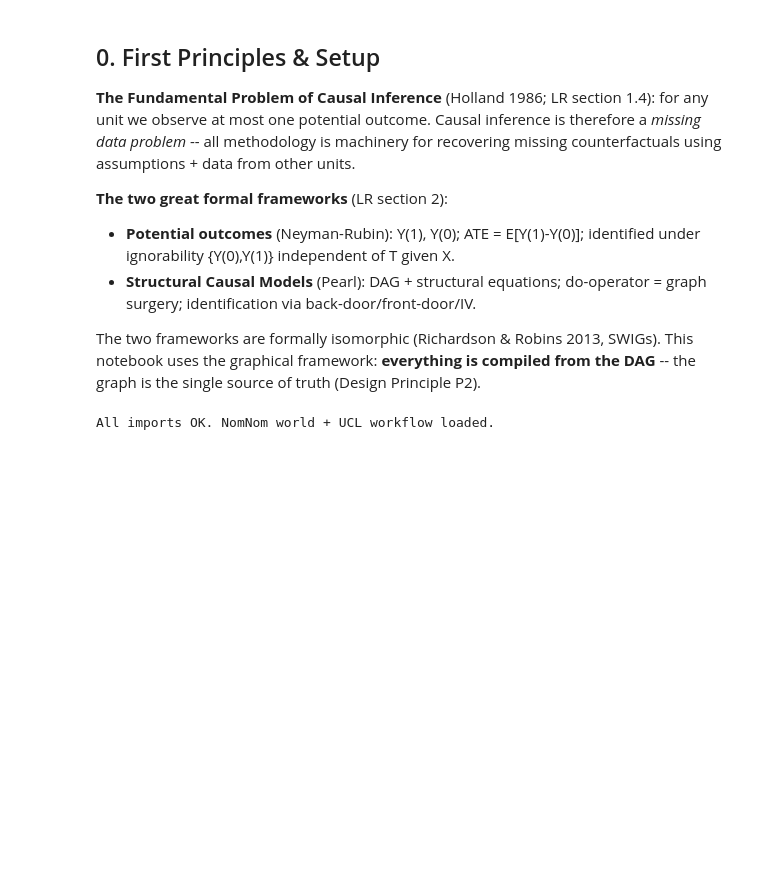
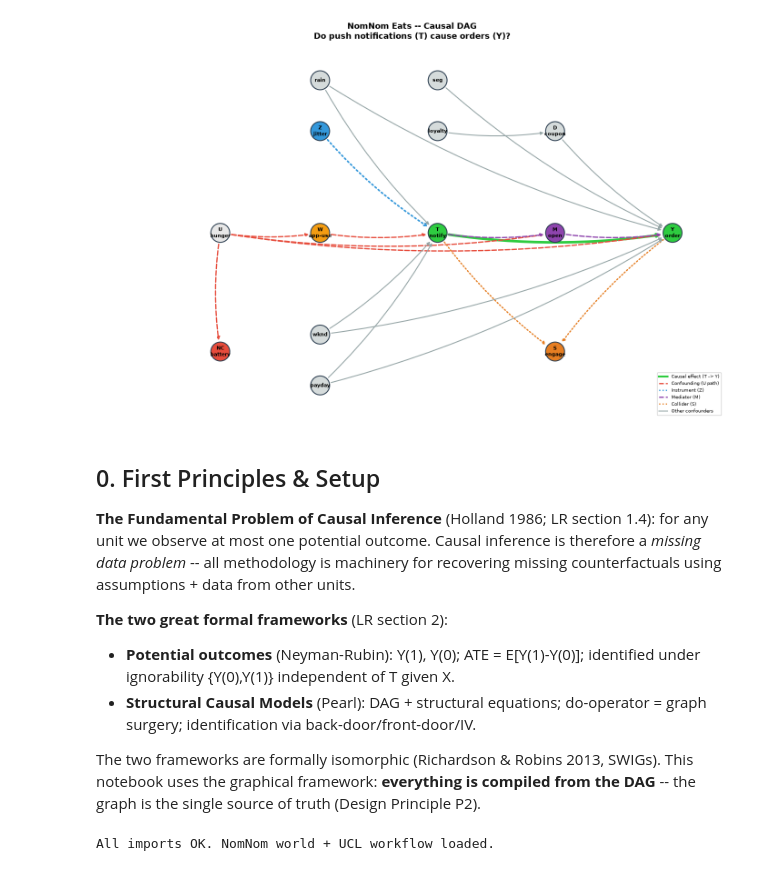
Before and after one commit to LengyanReader/Causality-and-Association-in-nD, a Jupyter notebook: notebooks/nomnom_endtoend/full_causal_workflow.ipynb, the cells around one changed output. Drawn from its saved outputs; the diff is of its cells as text; code cells hidden in the pictures; blank space fills up the shorter version.

```diff
--- a/notebooks/nomnom_endtoend/full_causal_workflow.ipynb
+++ b/notebooks/nomnom_endtoend/full_causal_workflow.ipynb
@@ -21,3 +216,76 @@ This notebook walks all three rungs.
+# %%
+import matplotlib.pyplot as plt
+import networkx as nx
+
+fig, ax = plt.subplots(1, 1, figsize=(14, 9))
+
+G = nx.DiGraph()
+nodes = {
+    "Z": "Z\njitter", "rain": "rain", "payday": "payday",
+    "weekend": "wknd", "W": "W\napp-use", "U": "U\nhunger",
+    "T": "T\nnotify", "M": "M\nopen", "Y": "Y\norder",
+    "S": "S\nengage", "NC": "NC\nbattery", "coupon": "D\ncoupon",
+    "segment": "seg", "loyalty": "loyalty"
+}
+G.add_nodes_from(nodes.keys())
+
+causal = [("T", "Y")]
+confound = [("U", "W"), ("W", "T"), ("U", "Y"), ("U", "M"), ("U", "NC")]
+instrument = [("Z", "T")]
+mediator = [("T", "M"), ("M", "Y")]
+collider = [("T", "S"), ("Y", "S")]
+other = [("weekend", "T"), ("weekend", "Y"), ("rain", "T"), ("rain", "Y"),
+         ("payday", "T"), ("payday", "Y"), ("segment", "Y"),
+         ("loyalty", "coupon"), ("coupon", "Y")]
+
+pos = {
+    "U": (0.05, 0.50), "W": (0.22, 0.50),
+    "Z": (0.22, 0.80), "rain": (0.22, 0.95), "payday": (0.22, 0.05),
+    "weekend": (0.22, 0.20), "T": (0.42, 0.50), "M": (0.62, 0.50),
+    "Y": (0.82, 0.50), "S": (0.62, 0.15), "NC": (0.05, 0.15),
+    "coupon": (0.62, 0.80), "loyalty": (0.42, 0.80), "segment": (0.42, 0.95),
+}
+
+styles = [
+    (causal, "#2ecc40", 4.0, "solid", "causal target"),
+    (confound, "#e74c3c", 2.0, "dashed", "confounding"),
+    (instrument, "#3498db", 2.5, "dotted", "instrument"),
+    (mediator, "#8e44ad", 2.0, "dashed", "mediator"),
+    (collider, "#e67e22", 2.0, "dotted", "collider"),
+    (other, "#95a5a6", 1.5, "solid", "other"),
+]
+for edge_list, color, width, style, label in styles:
+    nx.draw_networkx_edges(G, pos, edgelist=edge_list, edge_color=color,
+                           width=width, style=style, ax=ax,
+                           connectionstyle="arc3,rad=0.08",
+                           min_source_margin=18, min_target_margin=18)
+
+colors = {"U": "#e8e8e8", "T": "#2ecc40", "Y": "#2ecc40",
+          "S": "#e67e22", "M": "#8e44ad", "Z": "#3498db",
+          "NC": "#e74c3c", "W": "#f39c12"}
+node_colors = [colors.get(n, "#d5dbdb") for n in G.nodes()]
+nx.draw_networkx_nodes(G, pos, node_color=node_colors, node_size=900,
+                       edgecolors="#2c3e50", linewidths=1.5, ax=ax)
+nx.draw_networkx_labels(G, pos, {n: nodes[n] for n in G.nodes()},
+                        font_size=8, font_weight="bold", ax=ax)
+
+from matplotlib.lines import Line2D
+legend_elements = [
+    Line2D([0], [0], color="#2ecc40", lw=3, label="Causal effect (T -> Y)"),
+    Line2D([0], [0], color="#e74c3c", lw=2, ls="dashed", label="Confounding (U path)"),
+    Line2D([0], [0], color="#3498db", lw=2, ls="dotted", label="Instrument (Z)"),
+    Line2D([0], [0], color="#8e44ad", lw=2, ls="dashed", label="Mediator (M)"),
+    Line2D([0], [0], color="#e67e22", lw=2, ls="dotted", label="Collider (S)"),
+    Line2D([0], [0], color="#95a5a6", lw=1.5, label="Other confounders"),
+]
+ax.legend(handles=legend_elements, loc="lower right", fontsize=7, framealpha=0.9)
+ax.set_title("NomNom Eats -- Causal DAG\nDo push notifications (T) cause orders (Y)?",
+             fontsize=13, fontweight="bold", pad=15)
+ax.axis("off")
+plt.tight_layout()
+plt.show()
+# %% [output]
+[figure, added]
 # %% [markdown]
 ## 0. First Principles & Setup
 
```
Also changed, not shown: parts of 11 cells of this notebook, 6 other files.
